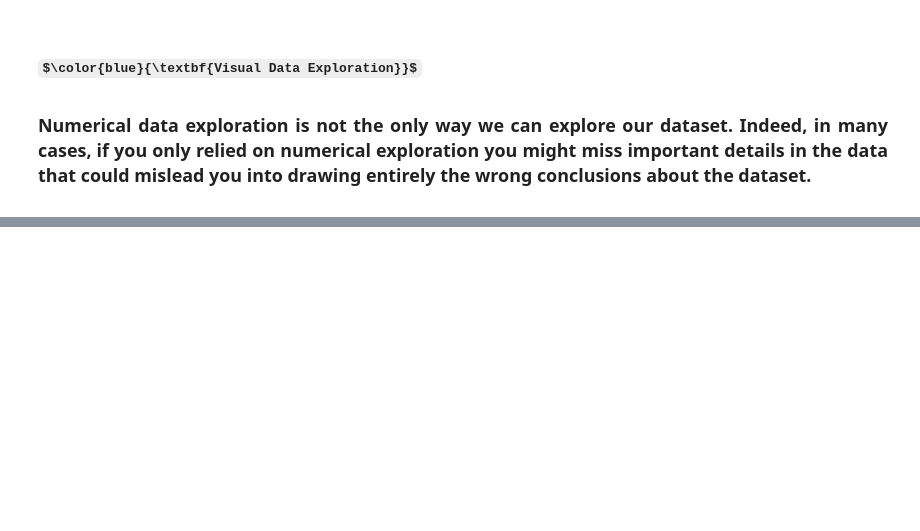
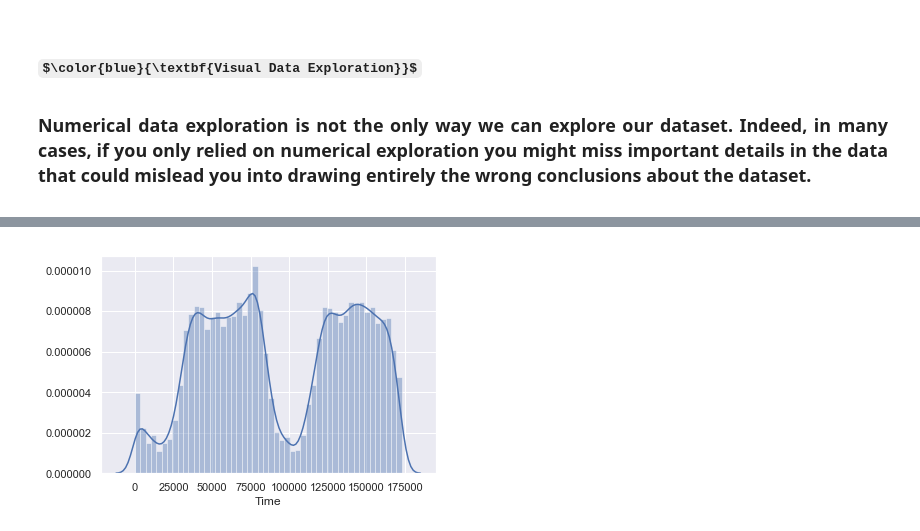
Before and after one commit to semana-i-2019/Materiales, a Jupyter notebook: Fighting Fraud/Fighting Fraud (Advanced).ipynb, the cells around one changed output, grey strips where cells are left out. Cells and saved outputs as stored; diff of their text form; code cells hidden in the pictures; some formulas as TeX source; blank space fills up the shorter version.

```diff
--- a/Fighting Fraud/Fighting Fraud (Advanced).ipynb
+++ b/Fighting Fraud/Fighting Fraud (Advanced).ipynb
@@ -225,3 +237,9 @@ Index(['Time', 'V1', 'V2', 'V3', 'V4', 'V5', 'V6', 'V7', 'V8', 'V9', 'V10',
+# %%
+#df_orig['Time'].plot(kind='hist', title='Time')
+sns.distplot(df_orig['Time'], kde=True)
+plt.show()
+# %% [output]
+[figure, added]
 # %% [markdown]
 <img src="Images/broke.jpg" width="100" align="Left"/>
 <h1>$\,\,\,\color{blue}{\textbf{Transaction Time distribution description}}$</h1>
```
Also changed, not shown: parts of 5 cells of this notebook.
